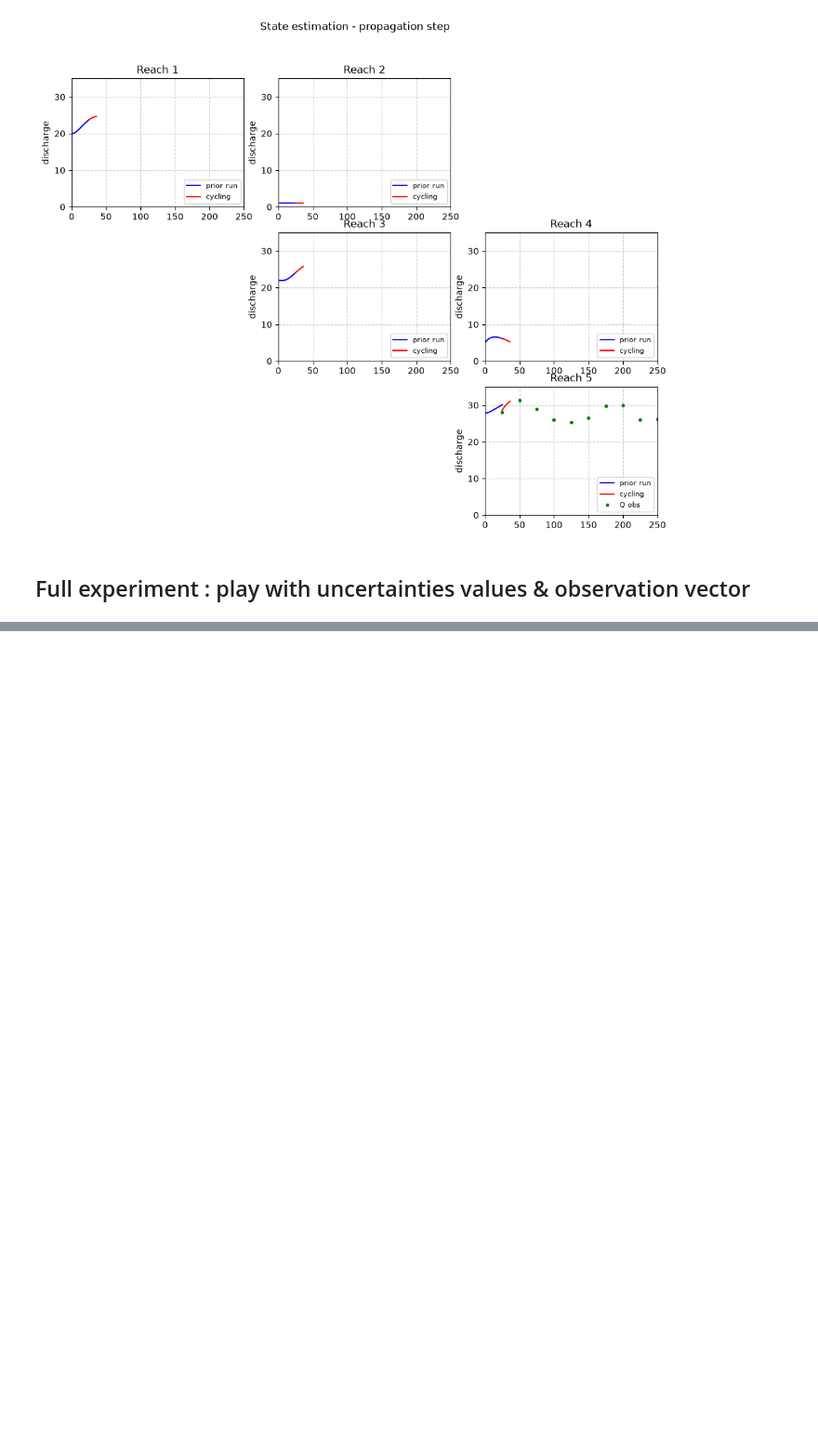
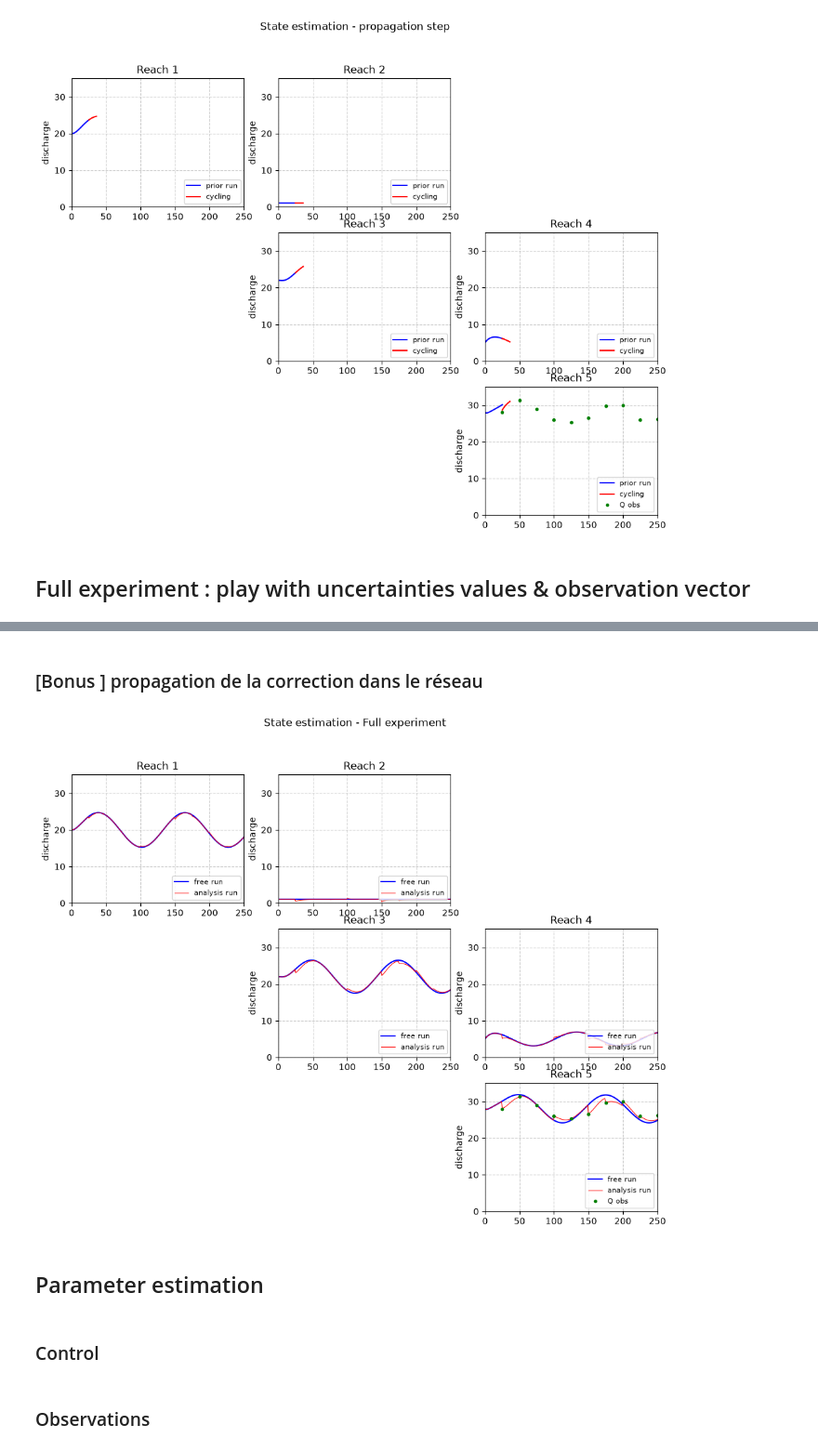
Before and after one commit to ch-m-emery/VSEO-6-Training-Sessions-Data-Assimilation, a Jupyter notebook: introduction_to_data_assimilation.ipynb, the cells around one changed output, grey strips where cells are left out. Shown at 93% size. Cells and saved outputs as stored; diff of their text form; code cells hidden in the pictures; blank space fills up the shorter version.

```diff
--- a/introduction_to_data_assimilation.ipynb
+++ b/introduction_to_data_assimilation.ipynb
@@ -148,14 +146,18 @@ state_assim.perform_assim()
+# %% [markdown]
+### [Bonus ] propagation de la correction dans le réseau
 # %%
 from constants import SIG_B_Q, SIG_O_Q
 import numpy as np
 B_in = np.array([
-        [SIG_B_Q**2., 0., 0., 0., SIG_B_Q**2.*0.0625],
-        [0., SIG_B_Q**2., 0., 0., SIG_B_Q**2.*0.125],
-        [0., 0., SIG_B_Q**2., 0., SIG_B_Q**2.*0.25],
+        [SIG_B_Q**2., 0., 0., 0., SIG_B_Q**2.*0.25],
+        [0., SIG_B_Q**2., 0., 0., SIG_B_Q**2.*0.25],
+        [0., 0., SIG_B_Q**2., 0., SIG_B_Q**2.*0.5],
         [0., 0., 0., SIG_B_Q**2., SIG_B_Q**2.*0.5],
-        [SIG_B_Q**2.*0.0625, SIG_B_Q**2.*0.125, SIG_B_Q**2.*0.25, SIG_B_Q**2.*0.5, SIG_B_Q**2.]
+        [SIG_B_Q**2.*0.25, SIG_B_Q**2.*0.25, SIG_B_Q**2.*0.5, SIG_B_Q**2.*0.5, SIG_B_Q**2.]
     ])
 state_assim = DAExperiment(forward_model=forward_model, dct_obs=dct_obs_1, dct_ctl=dct_ctl)
-state_assim.sig_o = SIG_O_Q
-state_assim.sig_b = SIG_B_Q
+state_assim.sig_o = 0.1
+state_assim.sig_b = 3.0
 state_assim.perform_assim(b_in=B_in)
+# %% [output]
+[figure, added]
@@ -170,0 +164,4 @@ param_assim.perform_assim()
+# %% [markdown]
+## Parameter estimation
+# %% [markdown]
+### Control
@@ -170,0 +170,2 @@ param_assim.perform_assim()
+# %% [markdown]
+### Observations
```
Also changed, not shown: parts of 21 cells of this notebook.
